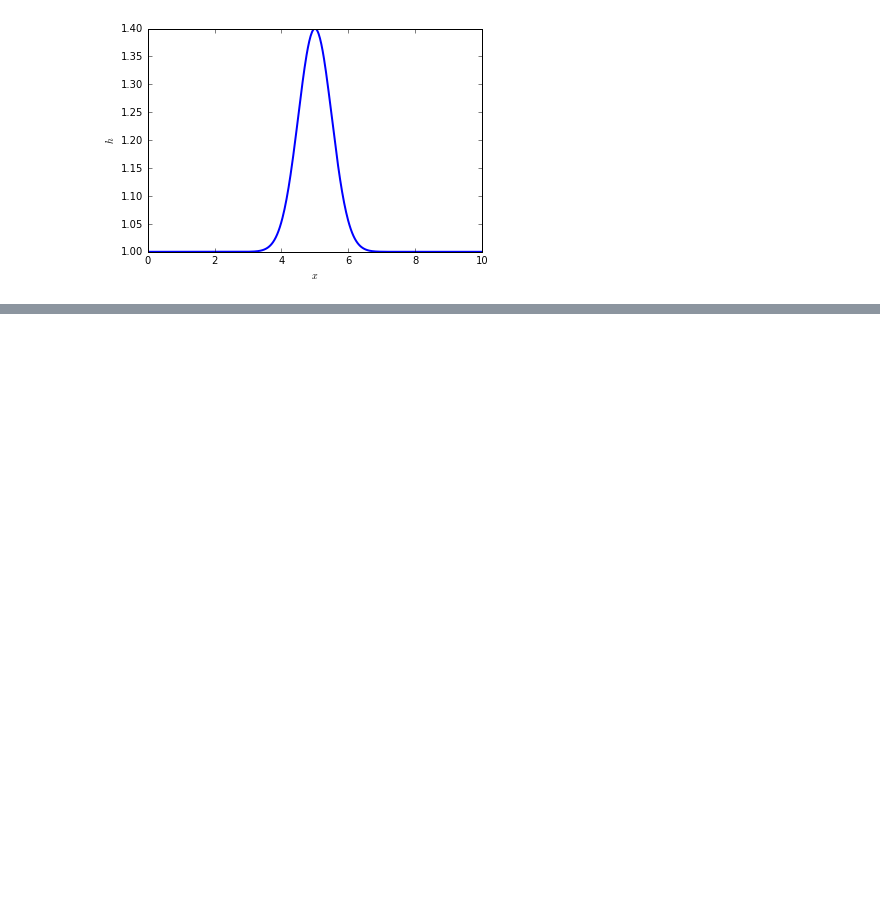
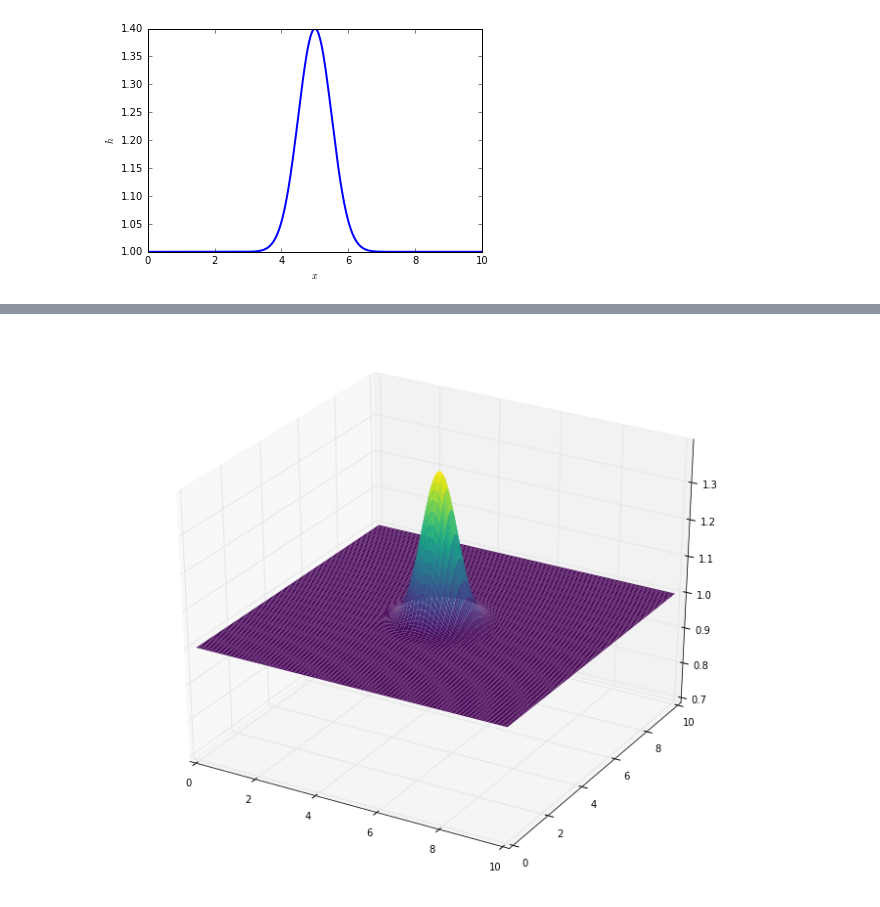
Before and after one commit to harpolea/swerve, a Jupyter notebook: Mesh_refinement.ipynb, the cells around one changed output, grey strips where cells are left out. Cells and saved outputs as stored; diff of their text form; code cells hidden in the pictures; blank space fills up the shorter version.

```diff
--- a/Mesh_refinement.ipynb
+++ b/Mesh_refinement.ipynb
@@ -131,8 +133,8 @@ def evolve(q, flux_func, dx):
     f_p = np.zeros_like(q[1:-1,:])
     f_m = np.zeros_like(q[1:-1,:])
 
-    S_upwind = (q[2:,:] - q[1:-1]) / dx
-    S_downwind = (q[1:-1] - q[:-2,:]) / dx
+    S_upwind = (q[2:,:] - q[1:-1,:]) / dx
+    S_downwind = (q[1:-1,:] - q[:-2,:]) / dx
     S = 0.5 * (S_upwind + S_downwind)
     #print(S)
     r = np.ones_like(S) * 1.e6
@@ -286,0 +520,37 @@ print(qf[0,:,:])
+# %%
+prolong(qc[0,:,:,:], qf[0,:,:,:])
+
+for t in range(nt):
+
+    # prolong to fine grid
+    prolong(qc[t,:,:,:], qf[t+1,:,:,:])
+
+    # evolve fine grid through 2 subcycles
+    for i in range(r):
+        qf[t+1,:,:,:] = rk3(qf[t+1,:,:,:], dt/r, compressible_fluxes, dxf, dyf)
+
+    # restrict to coarse grid
+    qc[t+1,:,:,:] = qc[t,:,:,:]
+    restrict(qc[t+1,:,:,:], qf[t+1,:,:,:])
+
+    # evolve coarse grid
+    #qc[t+1,:,:] = qc[t,:,:]
+    qc[t+1,:,:,:] = rk3(qc[t+1,:,:,:], dt, shallow_water_fluxes, dxc, dyc)
+# %%
+fig = plt.figure(figsize=(12,10))
+ax = fig.gca(projection='3d')
+
+X,Y = np.meshgrid(xc, yc)
+
+surface_1 = ax.plot_surface(X,Y,qc[0,:,:,0], rstride=1, cstride=2, lw=0, cmap=cm.viridis, antialiased=True)
+
+def animate(i):
+    ax.clear()
+    ax.set_xlim(0,10)
+    ax.set_ylim(0,10)
+    ax.set_zlim(0.7,1.4)
+    ax.plot_surface(X,Y,qc[i*10,:,:,0], rstride=1, cstride=2, lw=0, cmap=cm.viridis, antialiased=True)
+
+anim = animation.FuncAnimation(fig, animate, frames=int(nt/10), interval=40)
+# %% [output]
+[figure, added]
```
Also changed, not shown: parts of 10 cells of this notebook.
